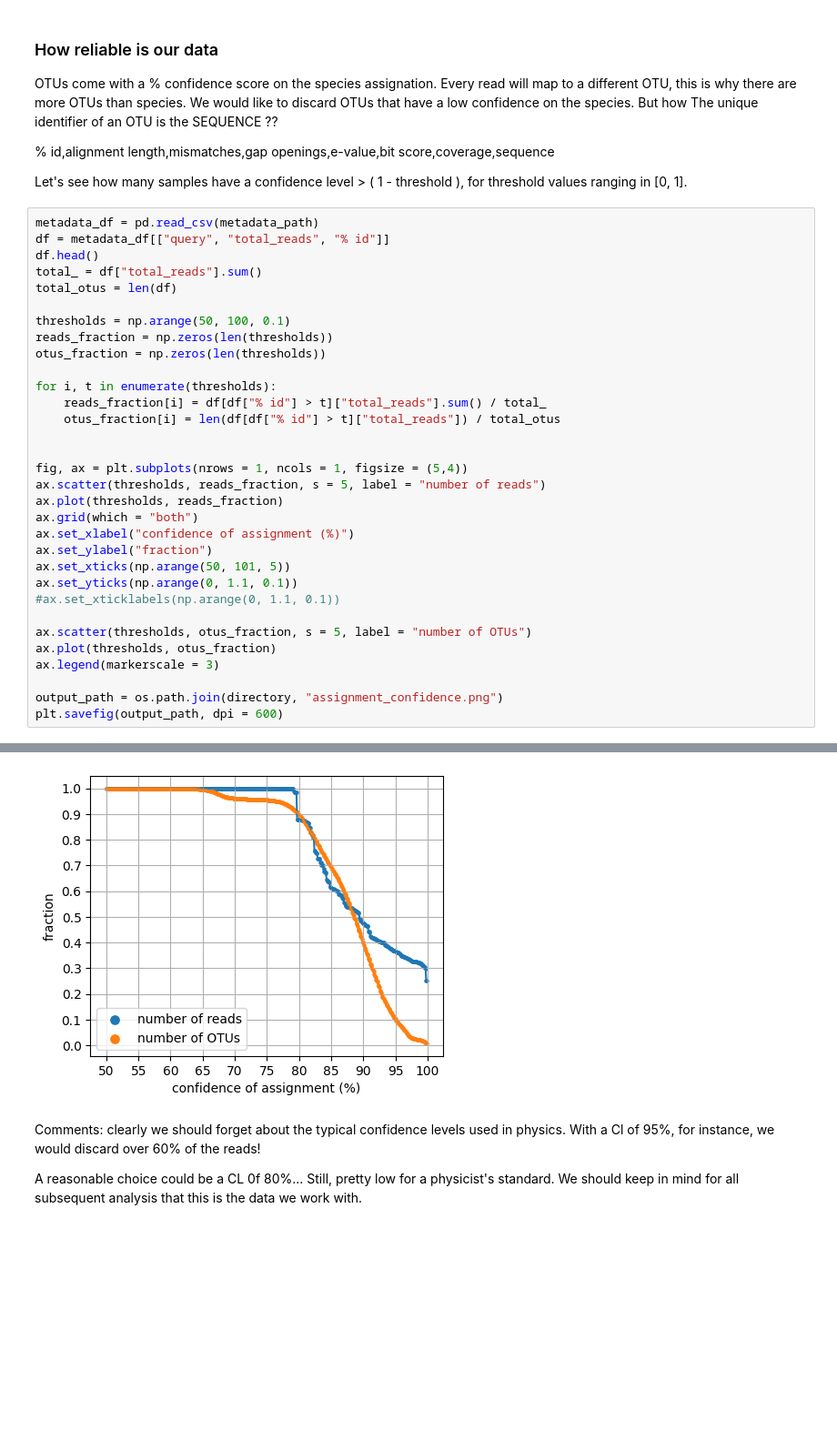
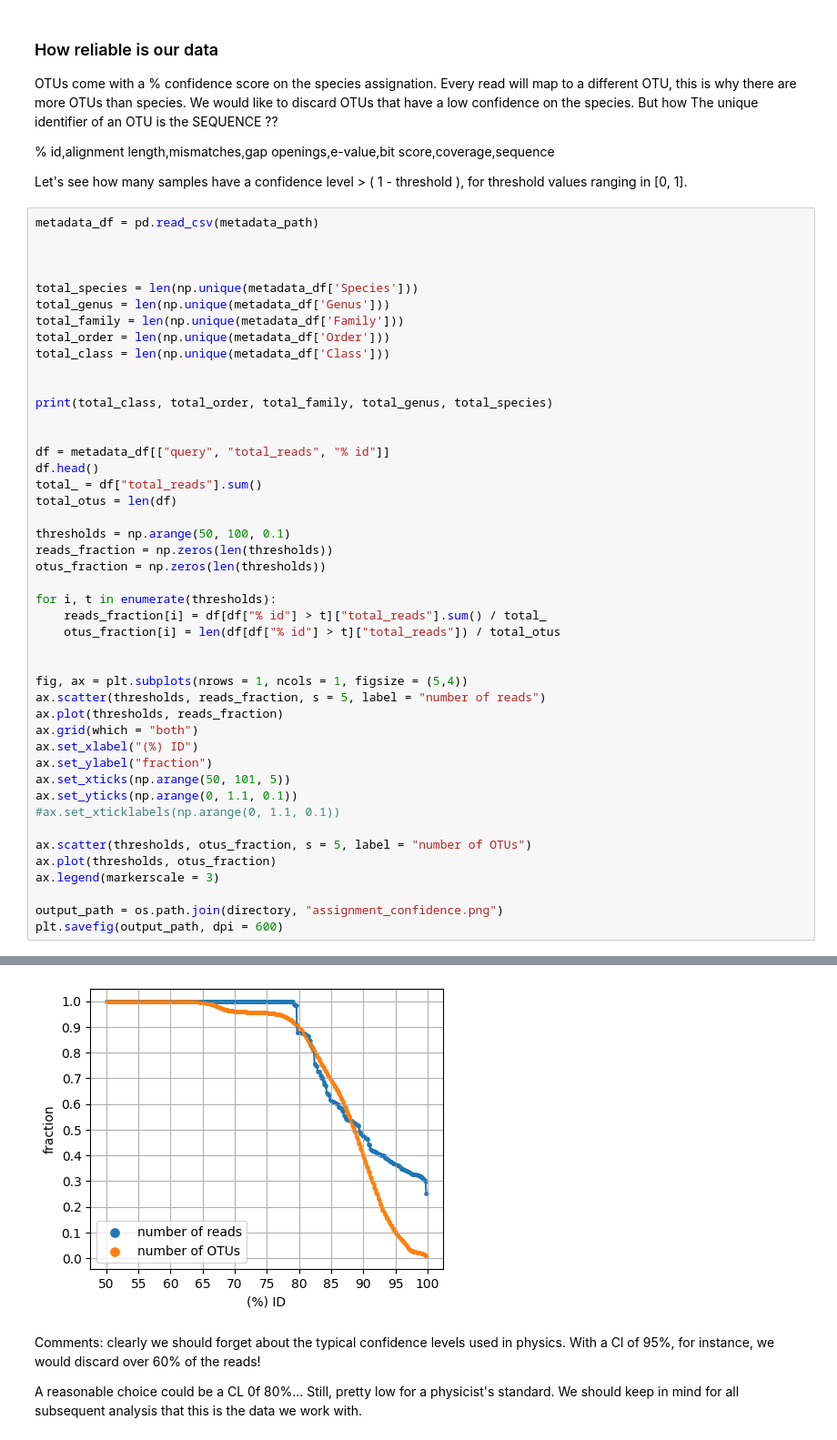
Before and after one commit to miriamzara/LCPA_project, a Jupyter notebook: new_analyisis_miriam.ipynb, the cells around one changed output, grey strips where cells are left out. Shown at 91% size. Cells and saved outputs as stored; diff of their text form; blank space fills up the shorter version.

```diff
--- a/new_analyisis_miriam.ipynb
+++ b/new_analyisis_miriam.ipynb
@@ -37,6 +37,19 @@ The unique identifier of an OTU is the SEQUENCE ??
 Let's see how many samples have a confidence level > ( 1 - threshold ), for threshold values ranging in [0, 1].
 # %%
 metadata_df = pd.read_csv(metadata_path)
+
+
+
+total_species = len(np.unique(metadata_df['Species']))
+total_genus = len(np.unique(metadata_df['Genus']))
+total_family = len(np.unique(metadata_df['Family']))
+total_order = len(np.unique(metadata_df['Order']))
+total_class = len(np.unique(metadata_df['Class']))
+
+
+print(total_class, total_order, total_family, total_genus, total_species)
+
+
 df = metadata_df[["query", "total_reads", "% id"]]
 df.head()
 total_ = df["total_reads"].sum()
@@ -55,7 +68,7 @@ fig, ax = plt.subplots(nrows = 1, ncols = 1, figsize = (5,4))
 ax.scatter(thresholds, reads_fraction, s = 5, label = "number of reads")
 ax.plot(thresholds, reads_fraction)
 ax.grid(which = "both")
-ax.set_xlabel("confidence of assignment (%)")
+ax.set_xlabel("(%) ID")
 ax.set_ylabel("fraction")
 ax.set_xticks(np.arange(50, 101, 5))
 ax.set_yticks(np.arange(0, 1.1, 0.1))
@@ -71,4 +85,4 @@ plt.savefig(output_path, dpi = 600)
-[figure, old version]
+[figure, new version]
 # %% [markdown]
 Comments: clearly we should forget about the typical confidence levels used in physics. With a Cl of 95%, for instance, we would discard over 60% of the reads!
 
```
Also changed, not shown: parts of 8 cells of this notebook, 13 other files.
